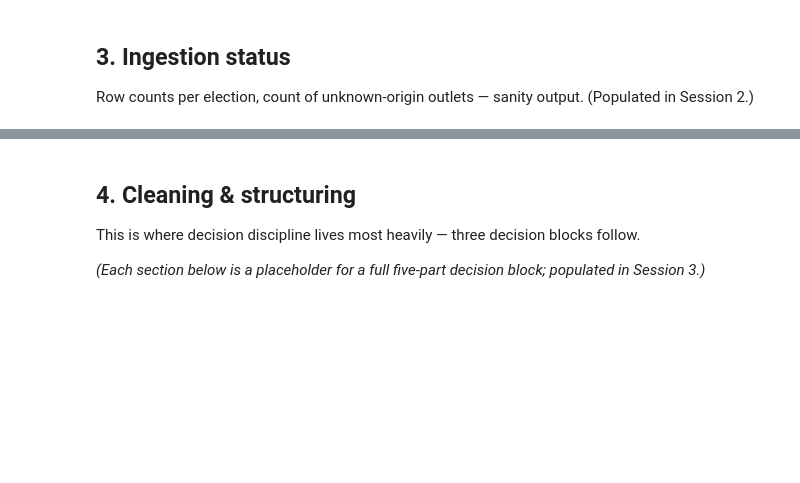
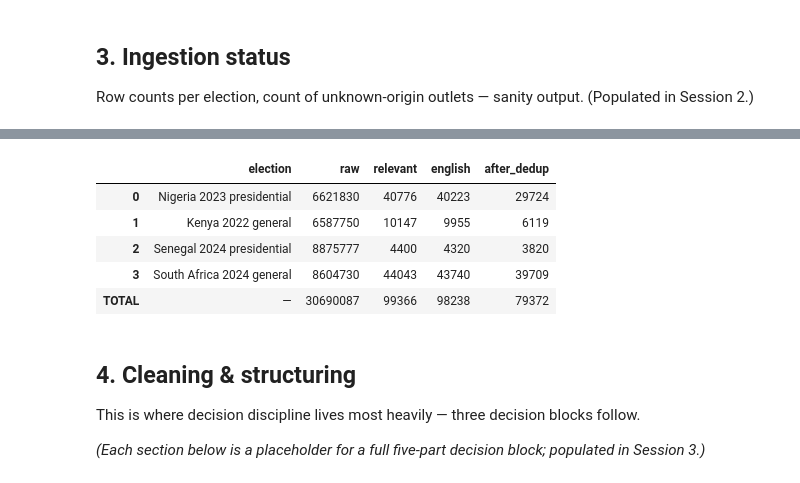
Before and after one commit to Muhanad-husn/African-elections-frame-analysis, a Jupyter notebook: notebooks/02_main.ipynb, the cells around one changed output, grey strips where cells are left out. Saved outputs shown, nothing was run; the diff lists cells and outputs as text; code cells hidden in the pictures; blank space fills up the shorter version.

```diff
--- a/notebooks/02_main.ipynb
+++ b/notebooks/02_main.ipynb
@@ -25,39 +25,46 @@ Framing analysis — *which dimensions of African political life get foregrounde
 
 Row counts per election, count of unknown-origin outlets — sanity output. (Populated in Session 2.)
 # %%
-"""Ingestion status — row counts per election + unknown-origin outlet count.
+"""Ingestion status — per-election row counts through the pipeline.
 
-This cell reads from local cache only — it does not pull. To populate the four
-±30-day windows, run from the project root (multi-hour, multi-GB):
-
-    python scripts/pull_all.py
-
-The cell will produce empty rows for any election not yet pulled; that's
-expected during early Session 2.
+Reads the committed `pipeline_counts.csv` (written by `scripts/run_cleaning.py`)
+rather than scanning the raw GKG cache: the full corpus is ~30M raw rows across
+the four ±30-day windows, so re-deriving counts via `load_cached()` here would
+take >15 min. The raw pull is `python scripts/pull_all.py`; the cleaning pass
+that produced these counts is `python scripts/run_cleaning.py`.
 """
-from elections_frames.data import ELECTIONS, load_cached, outlet_provenance_join
-
-rows = []
-for key, election in ELECTIONS.items():
-    df = load_cached(key)
-    if len(df) == 0:
-        rows.append({
-            "election": election.name,
-            "rows": 0,
-            "unique_outlets": 0,
-            "unknown_origin_rows": 0,
-            "cached": False,
-        })
-        continue
-    joined = outlet_provenance_join(df)
-    rows.append({
-        "election": election.name,
-        "rows": len(joined),
-        "unique_outlets": joined["SourceCommonName"].nunique(),
-        "unknown_origin_rows": int((joined["outlet_origin"] == "Unknown").sum()),
-        "cached": True,
-    })
+from pathlib import Path
 
 import pandas as pd
-status = pd.DataFrame(rows)
+
+from elections_frames.data import ELECTIONS
+
+counts_path = Path("../data/processed/pipeline_counts.csv")
+clean_path = Path("../data/processed/articles_clean.parquet")
+
+if not counts_path.exists():
+    print("pipeline_counts.csv not found — run `python scripts/run_cleaning.py` first.")
+    status = pd.DataFrame()
+else:
+    pc = pd.read_csv(counts_path).set_index("election")
+    name = {k: e.name for k, e in ELECTIONS.items()}
+    status = pd.DataFrame({
+        "election": [name.get(k, k) for k in pc.index],
+        "raw": pc["n_raw"],
+        "relevant": pc["n_after_relevant"],
+        "english": pc["n_after_english"],
+        "after_dedup": pc["n_after_dedup"],
+    }).reset_index(drop=True)
+    status.loc["TOTAL"] = ["—", *status[["raw", "relevant", "english", "after_dedup"]].sum()]
+
+    if clean_path.exists():
+        clean = pd.read_parquet(clean_path, columns=["election", "outlet_origin"])
+        origin = (clean.assign(origin=clean["outlet_origin"]
+                               .replace({"Edge_BBC_Africa": "Edge", "Edge_RFI_Afrique": "Edge"}))
+                  .groupby(["election", "origin"]).size().unstack(fill_value=0))
+        print("Cleaned-corpus outlet-origin split (edge cases shown separately):")
+        print(origin.to_string())
+        print()
+    print("Pipeline row counts per election (raw -> relevant -> english -> dedup):")
 status
+# %% [output]
@@ -64,3 +80,9 @@ status
+|  | election | raw | relevant | english | after_dedup |
+| 0 | Nigeria 2023 presidential | 6621830 | 40776 | 40223 | 29724 |
+| 1 | Kenya 2022 general | 6587750 | 10147 | 9955 | 6119 |
+| 2 | Senegal 2024 presidential | 8875777 | 4400 | 4320 | 3820 |
+| 3 | South Africa 2024 general | 8604730 | 44043 | 43740 | 39709 |
+| TOTAL | — | 30690087 | 99366 | 98238 | 79372 |
 # %% [markdown]
 ## 4. Cleaning & structuring
 
```
Also changed, not shown: parts of 27 cells of this notebook, 6 other files.
